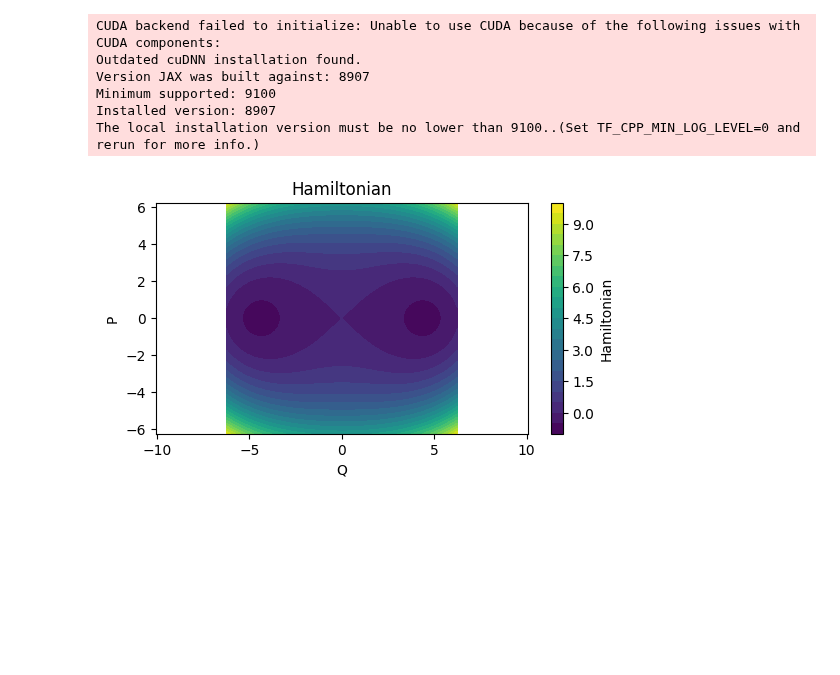
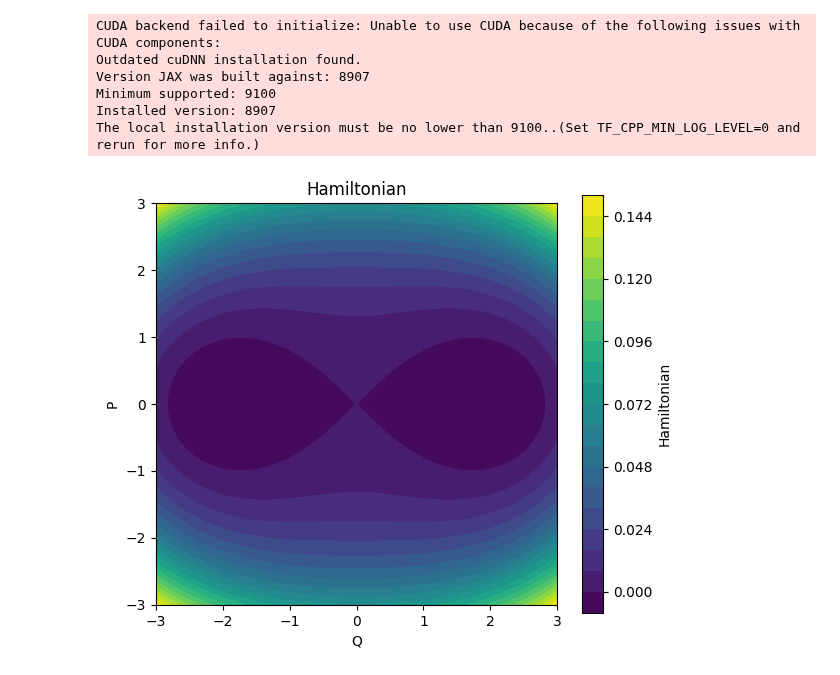
Before and after one commit to cyboesch/oscillator_dev, a Jupyter notebook: thermoai/notebooks/drirect_integration_NVS_nonlinear.ipynb, the cells around one changed output. Saved outputs shown, nothing was run; the diff lists cells and outputs as text; code cells hidden in the pictures; blank space fills up the shorter version.

Commit message:
finding goog parameters for the nonlinear model

```diff
--- a/thermoai/notebooks/drirect_integration_NVS_nonlinear.ipynb
+++ b/thermoai/notebooks/drirect_integration_NVS_nonlinear.ipynb
@@ -18,31 +18,28 @@ jax.config.update("jax_enable_x64", True)
 
 # Physical Constants and Parameters
 M = 1.0
-w_0 = 30.0          # Natural frequency (rad/s)
-w_p = 2.*w_0      # Driving frequency (rad/s), near 2*w_0 for w_p resonance
-F_p = 15.      # Amplitude of the w_p driving
-Qual = 200.0
+w_0 = 1.0          # Natural frequency (rad/s)
+w_p = 2*w_0      # Driving frequency (rad/s), near 2*w_0 for w_p resonance
+period = 2*jnp.pi/w_0
+F_p = 0.03      # Amplitude of the w_p driving
+Qual = 1000.0
 GAMMA = w_0/(2*Qual)
-gamma = 10*.05*1.0              # Nonlinearity coefficient (Duffing term)
+gamma = .005          # Nonlinearity coefficient (Duffing term)
 
 k_B = 1.0             # Boltzmann's constant (arbitrary units for simulation)
-T = 500             # Temperature (K)
+T = .5             # Temperature (K)
     # Noise strength
-
-args = (M, w_0, w_p,Qual, gamma, F_p)
-
-
 
 # Simulation Parameters
 t0 = 0.0
-num_periods = 100*100# Start time
-t1 = num_periods*((2*jnp.pi)/w_0)
-dt0 = 0.001
+num_periods = 10000# Start time
+t1 = num_periods*period
+dt0 = period/1000
 num_pts_per_period = 100
 ts_dim = jnp.linspace(t0, t1, num_periods*num_pts_per_period)
 
 # Initial Conditions
-x0 = -7.               # Initial displacement
+x0 = 1.0               # Initial displacement
 v0 = 0.0               # Initial velocity
 y0_x = jnp.array([x0, v0])
 # %% [output]
@@ -53,31 +50,33 @@ Minimum supported: 9100
 Installed version: 8907
 The local installation version must be no lower than 9100..(Set TF_CPP_MIN_LOG_LEVEL=0 and rerun for more info.)
 # %%
-def Hamiltonian(t,Q, P, args):
-    M, w_0, w_p, GAMMA, gamma, F_p = args
+def Hamiltonian(t,Q, P):
     dw = w_p/2 - w_0
     return 3*gamma/(16*w_p) * (Q**2 + P**2)**2 + dw/2 *(Q**2 - P**2) +  F_p/(4*M*w_p) * (P**2 - Q**2)
 # %%
 # Plot the Hamiltonian
-Q_range = jnp.linspace(-50, 50, 100)/8
-P_range = jnp.linspace(-50, 50, 100)/8
+Q_range = jnp.linspace(-2, 2, 100)*1.5
+P_range = jnp.linspace(-2, 2, 100)*1.5
 # Create meshgrid for Q and P
 Q_mesh, P_mesh = jnp.meshgrid(Q_range, P_range)
 
 # Vectorize Hamiltonian over both Q and P meshgrids
-H_values = jax.vmap(lambda q, p: jax.vmap(lambda qi, pi: Hamiltonian(0.,qi, pi, args))(q, p))(Q_mesh, P_mesh)
+H_values = jax.vmap(lambda q, p: jax.vmap(lambda qi, pi: Hamiltonian(0.,qi, pi))(q, p))(Q_mesh, P_mesh)
 
+plt.figure(figsize=(6, 5))  # Adjusted size for single plot
 
-plt.figure(figsize=(6, 3))
-plt.contourf(Q_range, P_range, H_values, levels=20, cmap='viridis')
-plt.axis('equal')
-plt.colorbar(label='Hamiltonian')
+# Create contour plot
+contour = plt.contourf(Q_range, P_range, H_values, levels=20, cmap='viridis')
+plt.colorbar(contour, label='Hamiltonian')
+plt.gca().set_aspect('equal')
 plt.xlabel('Q')
 plt.ylabel('P')
 plt.title('Hamiltonian')
+
+plt.tight_layout()
 plt.show()
 # %% [output]
-[figure, old version]
+[figure, new version]
 # %%
 # ----------------------------
 # 2. Define SDEs
```
Also changed, not shown: parts of 13 cells of this notebook.
